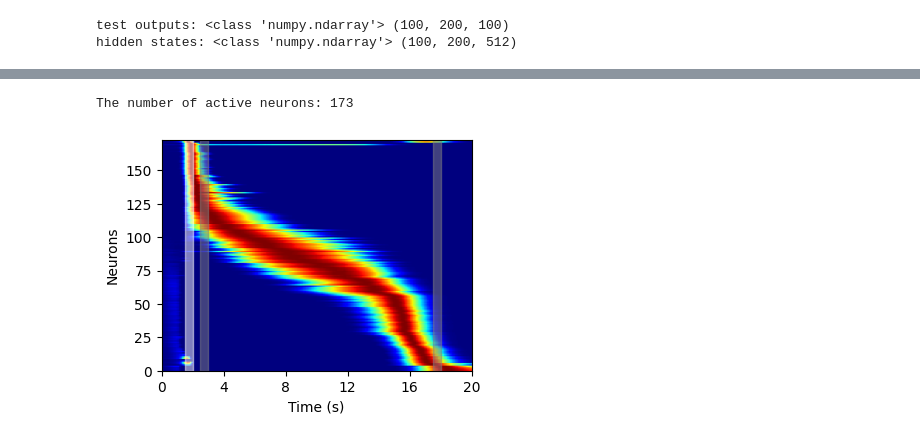
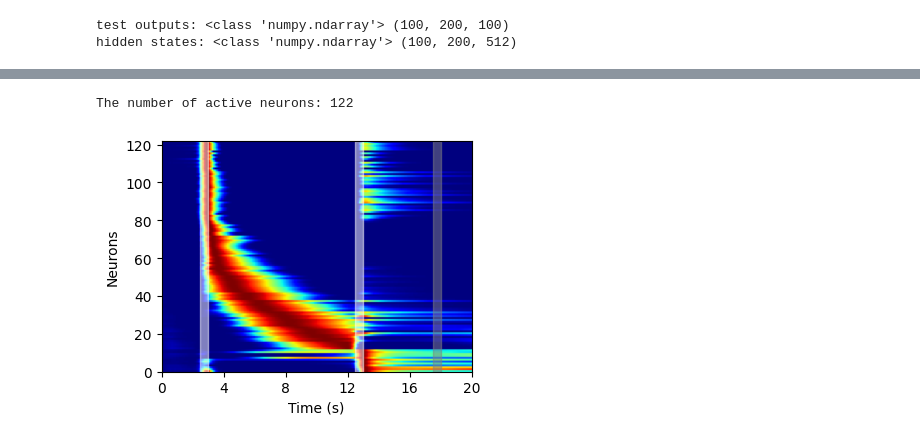
Before and after one commit to qrsyu/STCell, a Jupyter notebook: code/time_exp/test_model.ipynb, the cells around one changed output, grey strips where cells are left out. Drawn from its saved outputs; the diff is of its cells as text; code cells hidden in the pictures.

```diff
--- a/code/time_exp/test_model.ipynb
+++ b/code/time_exp/test_model.ipynb
@@ -71,7 +71,7 @@ from matplotlib import pyplot as plt
 from func import plt_hs, time_analysis
 from scipy.ndimage import gaussian_filter
 
-test_B, T = 100, 200
+test_B, T = 100, 300 if model_name == '2TS_longer_a' else 200
 temp_reso = 10
 # %% [markdown]
 ### 1) Replace two events with noise
@@ -113,7 +111,7 @@ rng1 = np.random.default_rng(seed=seed[0])
 temp_event_1 = rng1.normal(loc=signal_amp_mu, scale=signal_amp_sigma, size=(D,))
 
 # Generate the first temporal event with shape n_channels, Select fixed random number from a normal distribution
-event_1_onset, event_1_end = 1.5, 2.0 # 6.0, 6.5
+event_1_onset, event_1_end = 10.0, 10.5 # 6.0, 6.5
 
 # Make the onset and end time randomly and convert to indices (sigma=0.2s)
 event_1_onsets = np.random.normal(event_1_onset*temp_reso, 0.2*temp_reso, (test_B, D)).astype(int)
@@ -162,7 +158,7 @@ temp_event_2 = rng2.normal(loc=signal_amp_mu, scale=signal_amp_sigma, size=(D,))
 
 # Generate the first temporal event with shape n_channels, Select fixed random number from a normal distribution
 event_1_onset, event_1_end = 2.5, 3.0
-event_2_onset, event_2_end = 22.0, 22.5
+event_2_onset, event_2_end = 12.5, 13.0 # 17.5, 18.0
 
 # Make the onset and end time randomly and convert to indices (sigma=0.2s)
 event_1_onsets = np.random.normal(event_1_onset*temp_reso, 0.2*temp_reso, (test_B, D)).astype(int)
@@ -274,21 +272,21 @@ plt.tight_layout()
 # %%
 # Averge accross the batch
 avg_hs = np.mean(hidden_states, axis=0)
 
 # Plot the sorted hidden states
 fig, ax = plt.subplots(figsize=(4 * T/200, 3))
 norm_hs, fig, ax, idx = plt_hs(avg_hs, min_fr=0.1, fig=fig, ax=ax, return_idx=True)
-ax.axvspan(2.5, 3.0, alpha=0.5, color='grey', zorder=0)
+# ax.axvspan(2.5, 3.0, alpha=0.5, color='grey', zorder=0)
 ax.axvspan(17.5, 18.0, alpha=0.5, color='grey', zorder=0)
 ax.axvspan(event_1_onset, event_1_end, alpha=0.5, color='white', zorder=0)
-# ax.axvspan(event_2_onset, event_2_end, alpha=0.5, color='white', zorder=0)
+ax.axvspan(event_2_onset, event_2_end, alpha=0.5, color='white', zorder=0)
 ax.set_xlabel('Time (s)')
 
 print('The number of active neurons:', norm_hs.shape[1])
 hidden_states_active = hidden_states[:, :, idx]
 
 # is_time_cell = time_analysis(hidden_states_active)
 # print('The number of time cells in the active neurons:', np.sum(is_time_cell))
 # %% [output]
-The number of active neurons: 173
+The number of active neurons: 122
-[figure, old version]
+[figure, new version]
```
Also changed, not shown: parts of 6 cells of this notebook, 1 other file.
